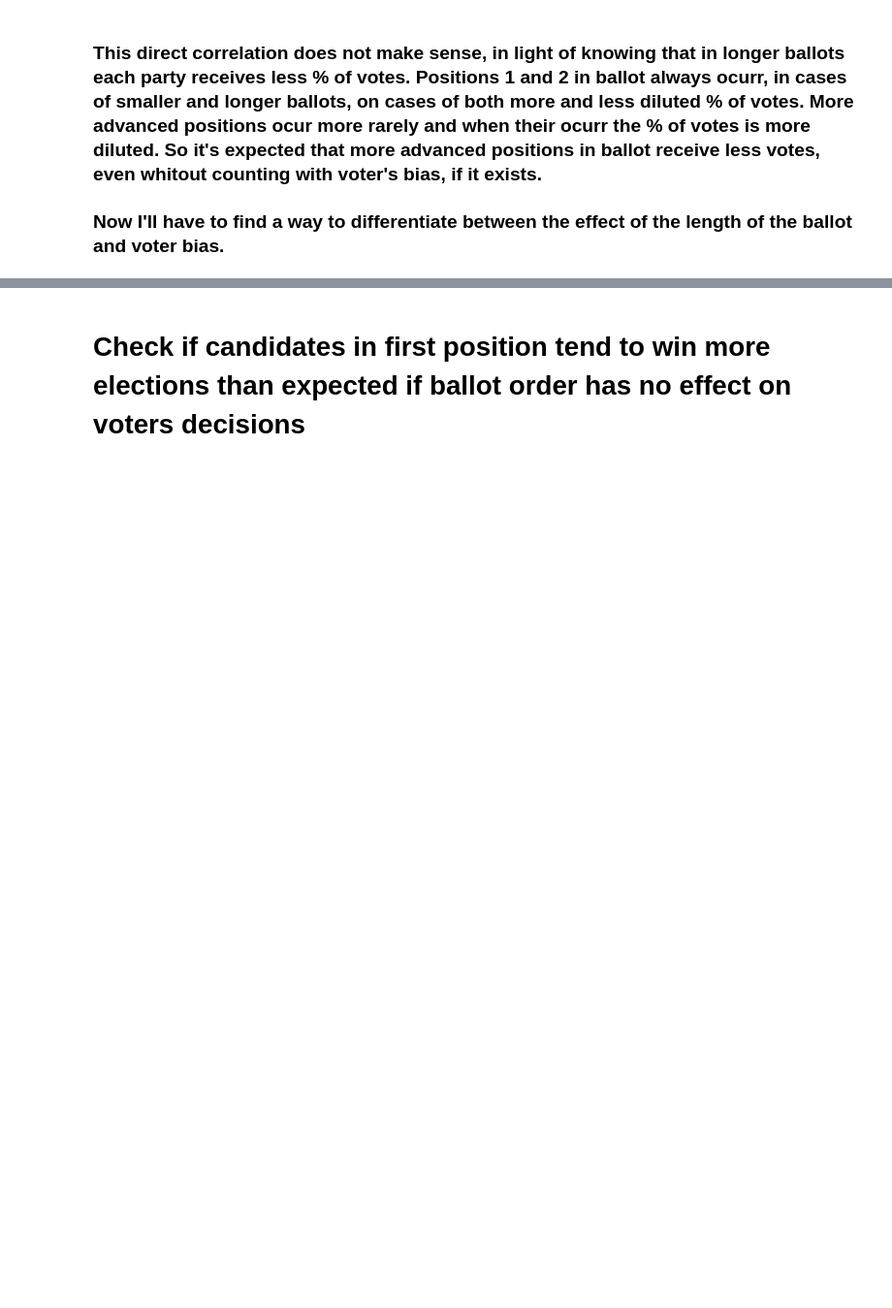
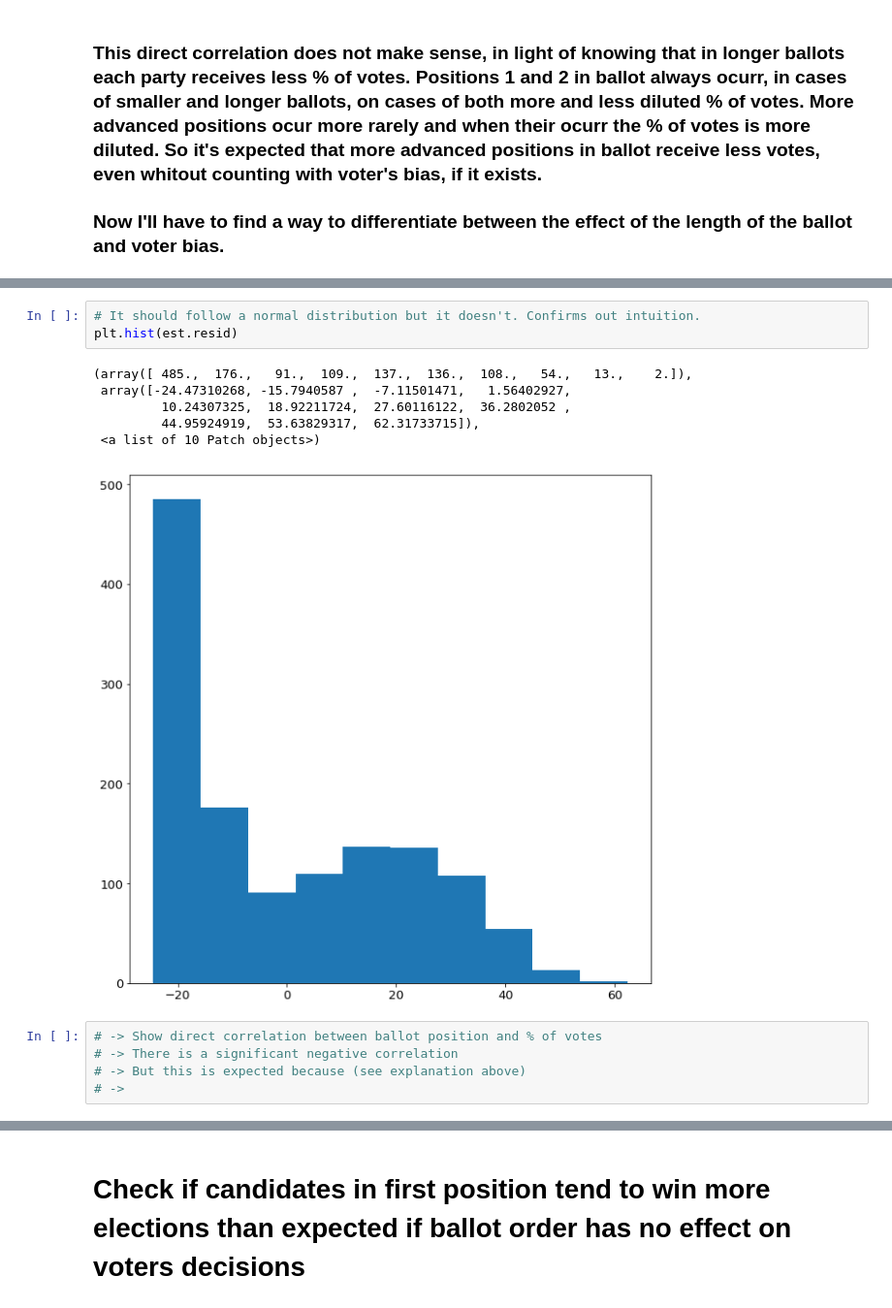
Before and after one commit to LLCampos/portugal-local-elections, a Jupyter notebook: effect_of_ballot_order_on_votes.ipynb, the cells around one changed output, grey strips where cells are left out. Shown at 97% size. Cells and saved outputs as stored; diff of their text form; blank space fills up the shorter version.

```diff
--- a/effect_of_ballot_order_on_votes.ipynb
+++ b/effect_of_ballot_order_on_votes.ipynb
@@ -96,0 +140,15 @@ p-value: 0.00178997650752
+# %%
+# It should follow a normal distribution but it doesn't. Confirms out intuition.
+plt.hist(est.resid)
+# %% [output]
+(array([ 485.,  176.,   91.,  109.,  137.,  136.,  108.,   54.,   13.,    2.]),
+ array([-24.47310268, -15.7940587 ,  -7.11501471,   1.56402927,
+         10.24307325,  18.92211724,  27.60116122,  36.2802052 ,
+         44.95924919,  53.63829317,  62.31733715]),
+ <a list of 10 Patch objects>)
+[figure, added]
+# %%
+# -> Show direct correlation between ballot position and % of votes
+# -> There is a significant negative correlation
+# -> But this is expected because (see explanation above)
+# ->
```
Also changed, not shown: parts of 11 cells of this notebook.
